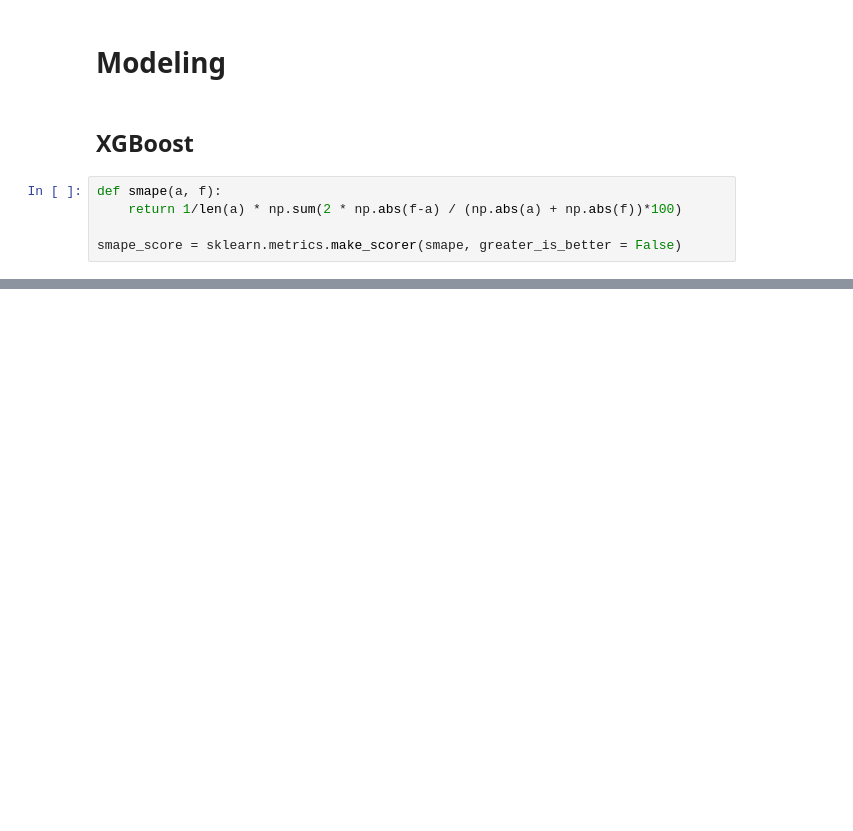
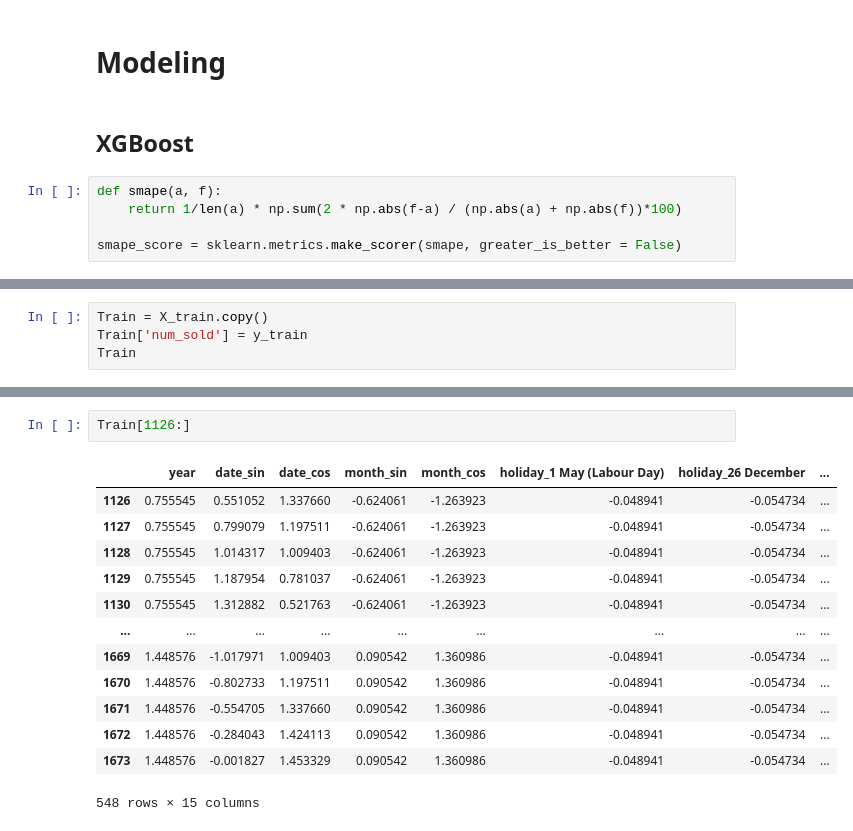
Before and after one commit to dimasthoriq/PS3E19-time-series-with-xgb-lstm, a Jupyter notebook: ps3e19-xgboost-and-nn-for-time-series.ipynb, the cells around one changed output, grey strips where cells are left out. Saved outputs shown, nothing was run; the diff lists cells and outputs as text; blank space fills up the shorter version.

```diff
--- a/ps3e19-xgboost-and-nn-for-time-series.ipynb
+++ b/ps3e19-xgboost-and-nn-for-time-series.ipynb
@@ -458,0 +418,4 @@ cek.sort_values(by=['mean_test_score'], ascending = False)
+# %%
+Train = X_train.copy()
+Train['num_sold'] = y_train
+Train
@@ -458,0 +436,16 @@ cek.sort_values(by=['mean_test_score'], ascending = False)
+# %%
+Train[1126:]
+# %% [output]
+|  | year | date_sin | date_cos | month_sin | month_cos | holiday_1 May (Labour Day) | holiday_26 December | ... |
+| 1126 | 0.755545 | 0.551052 | 1.337660 | -0.624061 | -1.263923 | -0.048941 | -0.054734 | ... |
+| 1127 | 0.755545 | 0.799079 | 1.197511 | -0.624061 | -1.263923 | -0.048941 | -0.054734 | ... |
+| 1128 | 0.755545 | 1.014317 | 1.009403 | -0.624061 | -1.263923 | -0.048941 | -0.054734 | ... |
+| 1129 | 0.755545 | 1.187954 | 0.781037 | -0.624061 | -1.263923 | -0.048941 | -0.054734 | ... |
+| 1130 | 0.755545 | 1.312882 | 0.521763 | -0.624061 | -1.263923 | -0.048941 | -0.054734 | ... |
+| ... | ... | ... | ... | ... | ... | ... | ... | ... |
+| 1669 | 1.448576 | -1.017971 | 1.009403 | 0.090542 | 1.360986 | -0.048941 | -0.054734 | ... |
+| 1670 | 1.448576 | -0.802733 | 1.197511 | 0.090542 | 1.360986 | -0.048941 | -0.054734 | ... |
+| 1671 | 1.448576 | -0.554705 | 1.337660 | 0.090542 | 1.360986 | -0.048941 | -0.054734 | ... |
+| 1672 | 1.448576 | -0.284043 | 1.424113 | 0.090542 | 1.360986 | -0.048941 | -0.054734 | ... |
+| 1673 | 1.448576 | -0.001827 | 1.453329 | 0.090542 | 1.360986 | -0.048941 | -0.054734 | ... |
+548 rows × 15 columns
```
Also changed, not shown: parts of 21 cells of this notebook.
